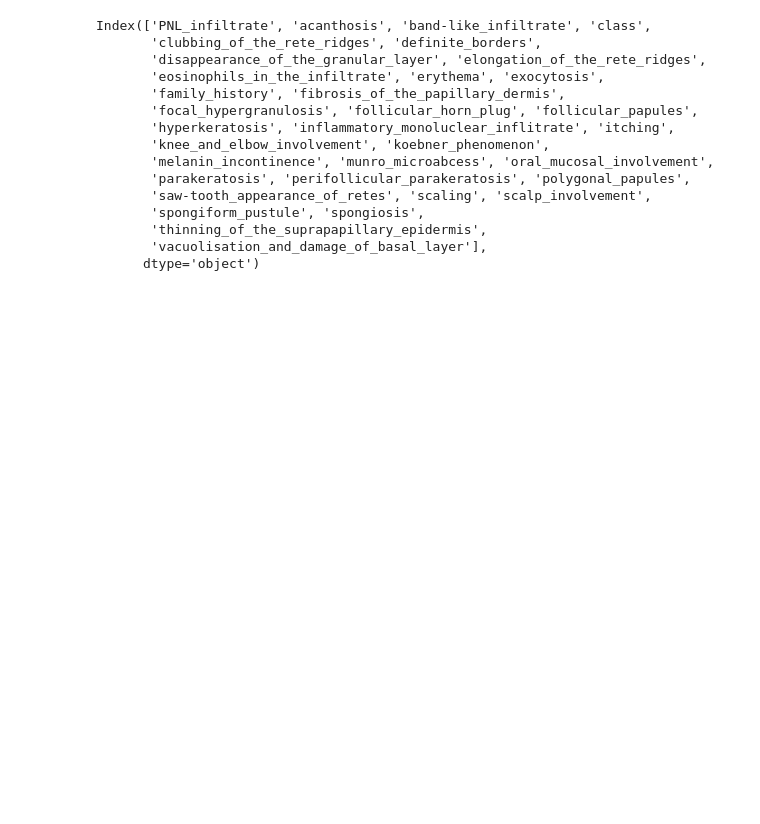
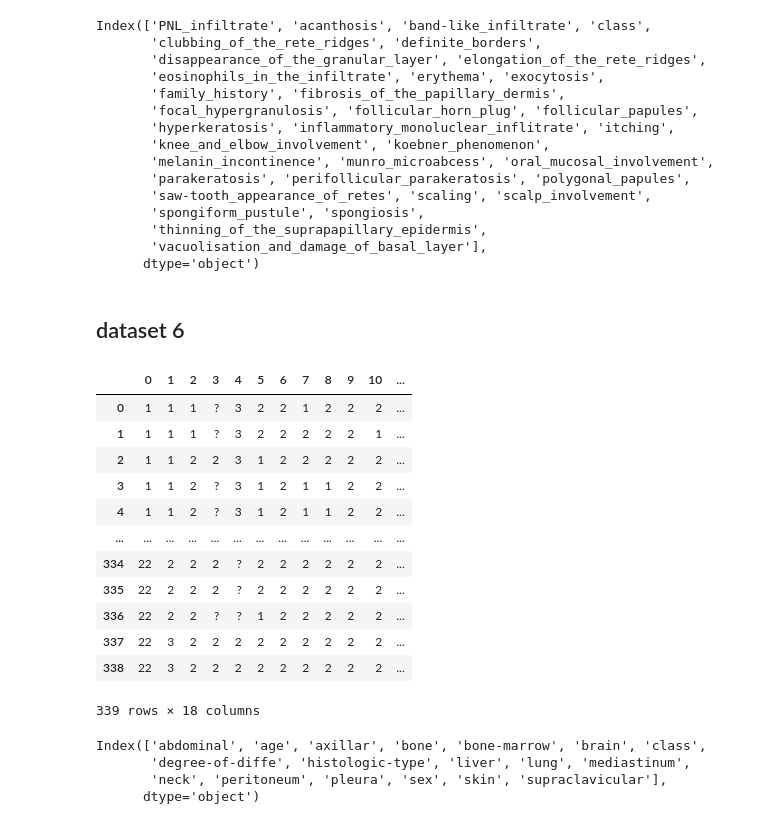
Before and after one commit to joofio/tabular-dataset-similarity, a Jupyter notebook: treating-data-sets.ipynb, the cells around one changed output. Saved outputs shown, nothing was run; the diff lists cells and outputs as text; code cells hidden in the pictures; blank space fills up the shorter version.

```diff
--- a/treating-data-sets.ipynb
+++ b/treating-data-sets.ipynb
@@ -299,3 +299,24 @@ real_data5[continuous_values5]=pd.DataFrame(x_cont,columns=continuous_values5)
 real_data5[categorical_values5]=pd.DataFrame(x_cat,columns=categorical_values5)
 # %%
 real_data5.to_csv("real_data5_testing.csv")
+# %% [markdown]
+## dataset 6
+# %%
+real_data6=pd.read_table("https://archive.ics.uci.edu/ml/machine-learning-databases/primary-tumor/primary-tumor.data",sep=",",header=None)
+
+#https://archive.ics.uci.edu/ml/machine-learning-databases/primary-tumor/
+real_data6
+# %% [output]
+|  | 0 | 1 | 2 | 3 | 4 | 5 | 6 | 7 | 8 | 9 | 10 | ... |
+| 0 | 1 | 1 | 1 | ? | 3 | 2 | 2 | 1 | 2 | 2 | 2 | ... |
+| 1 | 1 | 1 | 1 | ? | 3 | 2 | 2 | 2 | 2 | 2 | 1 | ... |
+| 2 | 1 | 1 | 2 | 2 | 3 | 1 | 2 | 2 | 2 | 2 | 2 | ... |
+| 3 | 1 | 1 | 2 | ? | 3 | 1 | 2 | 1 | 1 | 2 | 2 | ... |
+| 4 | 1 | 1 | 2 | ? | 3 | 1 | 2 | 1 | 1 | 2 | 2 | ... |
+| ... | ... | ... | ... | ... | ... | ... | ... | ... | ... | ... | ... | ... |
+| 334 | 22 | 2 | 2 | 2 | ? | 2 | 2 | 2 | 2 | 2 | 2 | ... |
+| 335 | 22 | 2 | 2 | 2 | ? | 2 | 2 | 2 | 2 | 2 | 2 | ... |
+| 336 | 22 | 2 | 2 | ? | ? | 1 | 2 | 2 | 2 | 2 | 2 | ... |
+| 337 | 22 | 3 | 2 | 2 | 2 | 2 | 2 | 2 | 2 | 2 | 2 | ... |
+| 338 | 22 | 3 | 2 | 2 | 2 | 2 | 2 | 2 | 2 | 2 | 2 | ... |
+339 rows × 18 columns
@@ -301,0 +327,9 @@ real_data5.to_csv("real_data5_testing.csv")
+# %%
+continuous_values6=[""]
+categorical_values6 = real_data6[real_data6.columns.difference(continuous_values6)].columns
+categorical_values6
+# %% [output]
+Index(['abdominal', 'age', 'axillar', 'bone', 'bone-marrow', 'brain', 'class',
+       'degree-of-diffe', 'histologic-type', 'liver', 'lung', 'mediastinum',
+       'neck', 'peritoneum', 'pleura', 'sex', 'skin', 'supraclavicular'],
+      dtype='object')
```
Also changed, not shown: parts of 4 cells of this notebook, 6 other files.
